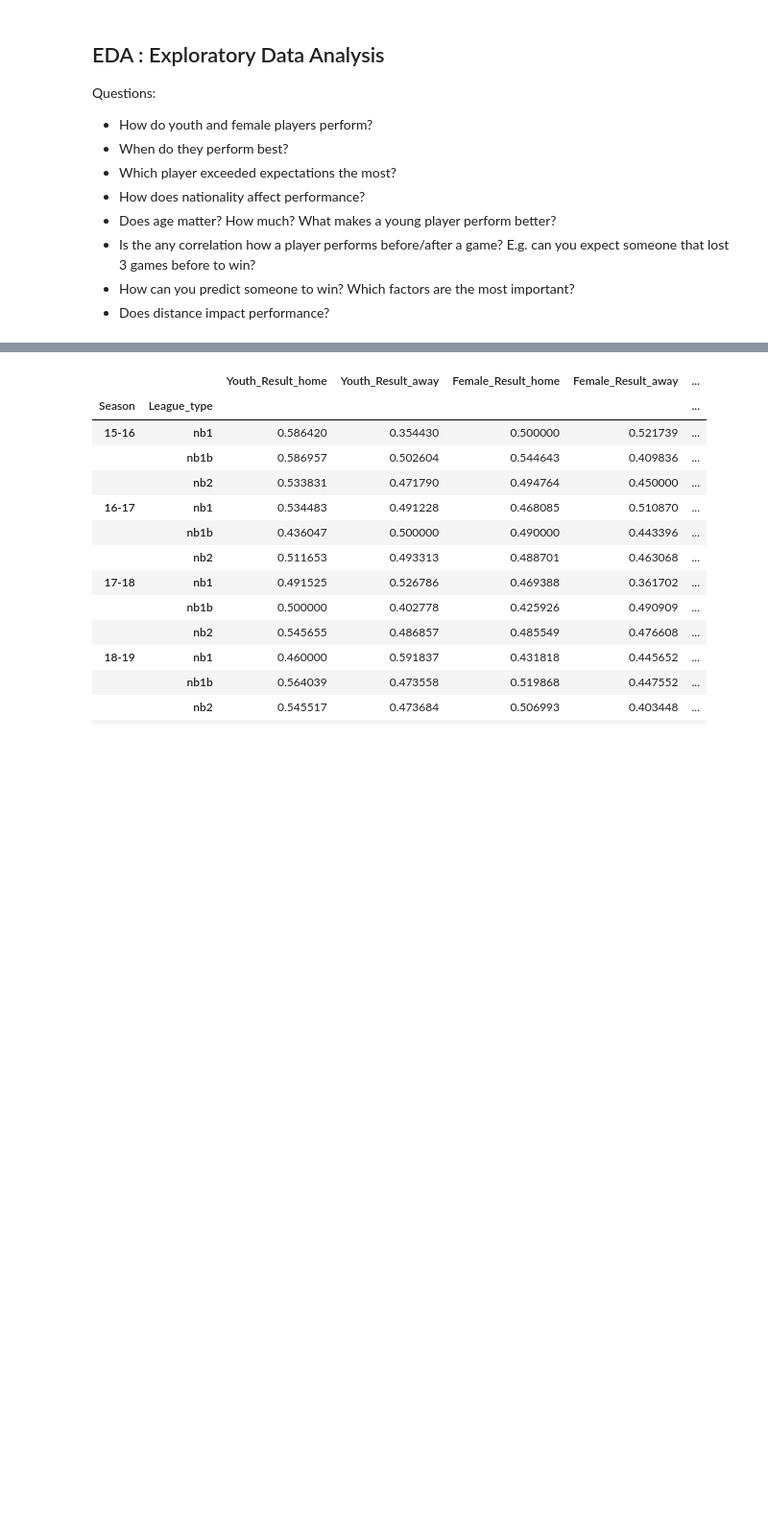
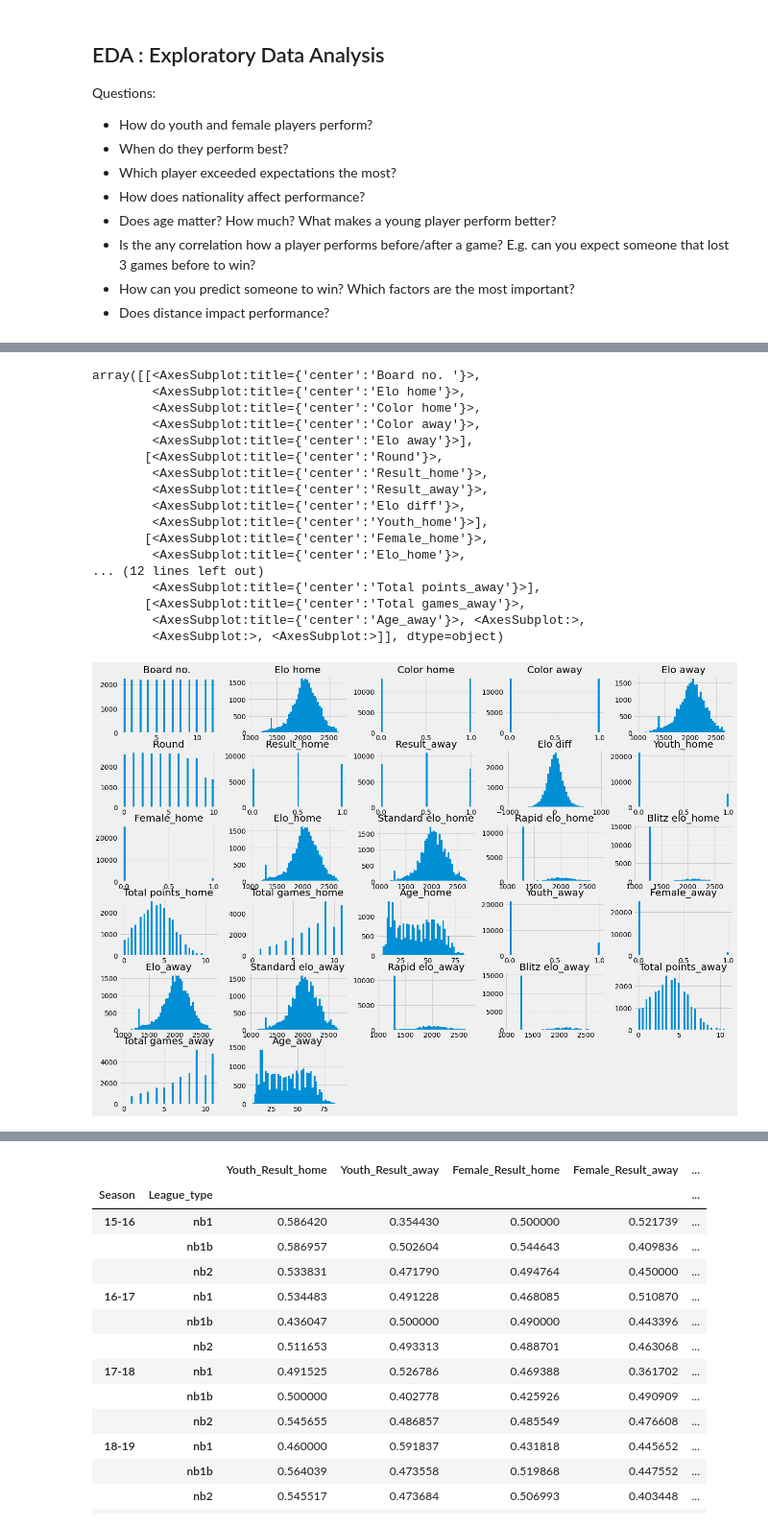
Before and after one commit to szukiadam/ChessChampionshipAnalysis, a Jupyter notebook: ChessChampionship.ipynb, the cells around one changed output, grey strips where cells are left out. Shown at 96% size. Drawn from its saved outputs; the diff is of its cells as text; code cells hidden in the pictures; blank space fills up the shorter version.

```diff
--- a/ChessChampionship.ipynb
+++ b/ChessChampionship.ipynb
@@ -630,0 +658,25 @@ df.head()
+# %%
+# plotting non fide stats
+
+df_no_fide = df.loc[:,~df.columns.str.startswith(('2015', '2016', '2017', '2018', '2019', '2020'))]
+df_no_fide.head(2)
+df_no_fide.hist(bins=50, figsize=(20,15))
+# %% [output]
+array([[<AxesSubplot:title={'center':'Board no. '}>,
+        <AxesSubplot:title={'center':'Elo home'}>,
+        <AxesSubplot:title={'center':'Color home'}>,
+        <AxesSubplot:title={'center':'Color away'}>,
+        <AxesSubplot:title={'center':'Elo away'}>],
+       [<AxesSubplot:title={'center':'Round'}>,
+        <AxesSubplot:title={'center':'Result_home'}>,
+        <AxesSubplot:title={'center':'Result_away'}>,
+        <AxesSubplot:title={'center':'Elo diff'}>,
+        <AxesSubplot:title={'center':'Youth_home'}>],
+       [<AxesSubplot:title={'center':'Female_home'}>,
+        <AxesSubplot:title={'center':'Elo_home'}>,
+... (12 lines left out)
+        <AxesSubplot:title={'center':'Total points_away'}>],
+       [<AxesSubplot:title={'center':'Total games_away'}>,
+        <AxesSubplot:title={'center':'Age_away'}>, <AxesSubplot:>,
+        <AxesSubplot:>, <AxesSubplot:>]], dtype=object)
+[figure, added]
```
Also changed, not shown: parts of 24 cells of this notebook.
